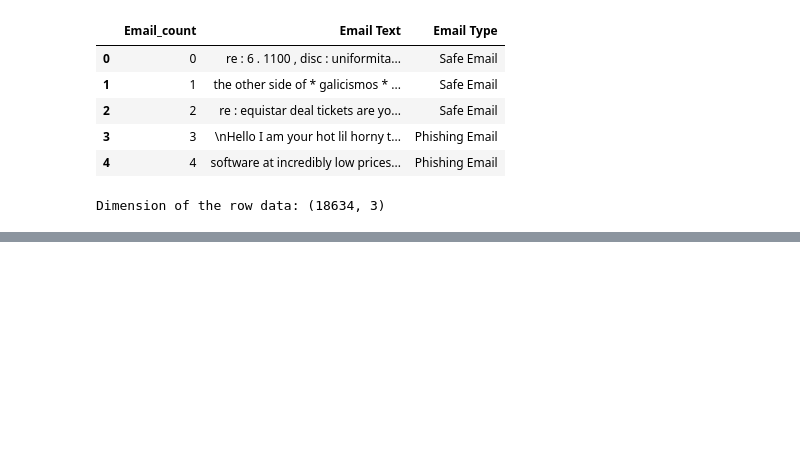
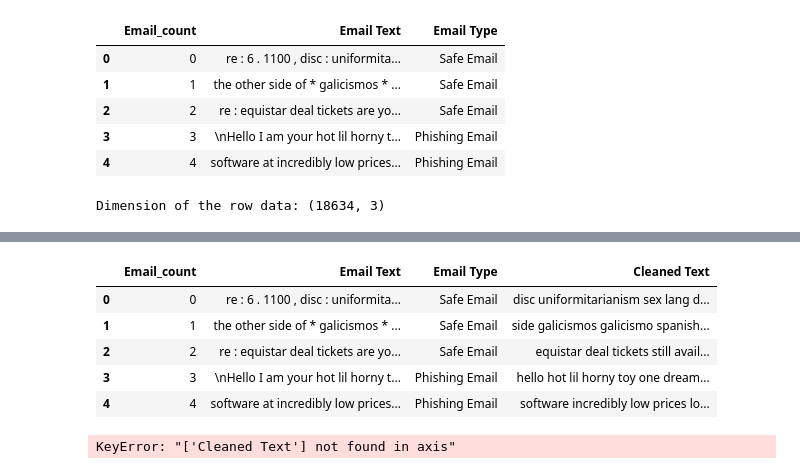
Before and after one commit to Hiroshan01/AI-Powered-Phishing-Email-Detection-, a Jupyter notebook: AIModel/phishingEmail.ipynb, the cells around one changed output, grey strips where cells are left out. Drawn from its saved outputs; the diff is of its cells as text; code cells hidden in the pictures; blank space fills up the shorter version.

Commit message:
ceate function for cleaning data

```diff
--- a/AIModel/phishingEmail.ipynb
+++ b/AIModel/phishingEmail.ipynb
@@ -97,0 +100,42 @@ fig_pie.show()
+# %%
+
+from bs4 import BeautifulSoup
+import re
+import nltk
+from nltk.corpus import stopwords
+
+# Download stopwords
+nltk.download('stopwords')
+
+# Function to clean HTML
+def clean_html(text):
+
+    return BeautifulSoup(text, "html.parser").get_text()
+
+# Function to convert text to lowercase
+def to_lowercase(text):
+
+    return text.lower()
+
+# Function to remove special characters
+def remove_special_characters(text):
+
+    return re.sub(r'[^a-zA-Z\s]', '', text)
+
+# Function to remove stopwords
+def remove_stopwords(text):
+
+    stop_words = set(stopwords.words('english'))
+
+    return ' '.join(word for word in text.split() if word not in stop_words)
+
+# Pipeline function to preprocess text
+def preprocess_text(text):
+    text = clean_html(text)  # Step 1: Clean HTML
+    text = to_lowercase(text)  # Step 2: Lowercase
+    text = remove_special_characters(text)  # Step 3: Remove special characters
+    text = remove_stopwords(text)  # Step 4: Remove stopwords
+
+    return text
+
+df['Cleaned Text'] = df['Email Text'].apply(preprocess_text) #create New column as Cleaned Text
@@ -97,0 +146,13 @@ fig_pie.show()
+# %%
+df.head()
+# %% [output]
+|  | Email_count | Email Text | Email Type | Cleaned Text |
+| 0 | 0 | re : 6 . 1100 , disc : uniformita... | Safe Email | disc uniformitarianism sex lang d... |
+| 1 | 1 | the other side of * galicismos * ... | Safe Email | side galicismos galicismo spanish... |
+| 2 | 2 | re : equistar deal tickets are yo... | Safe Email | equistar deal tickets still avail... |
+| 3 | 3 | \nHello I am your hot lil horny t... | Phishing Email | hello hot lil horny toy one dream... |
+| 4 | 4 | software at incredibly low prices... | Phishing Email | software incredibly low prices lo... |
+# %%
+df.drop("Cleaned Text")
+# %% [output]
+KeyError: "['Cleaned Text'] not found in axis"
```
Also changed, not shown: parts of 4 cells of this notebook.
